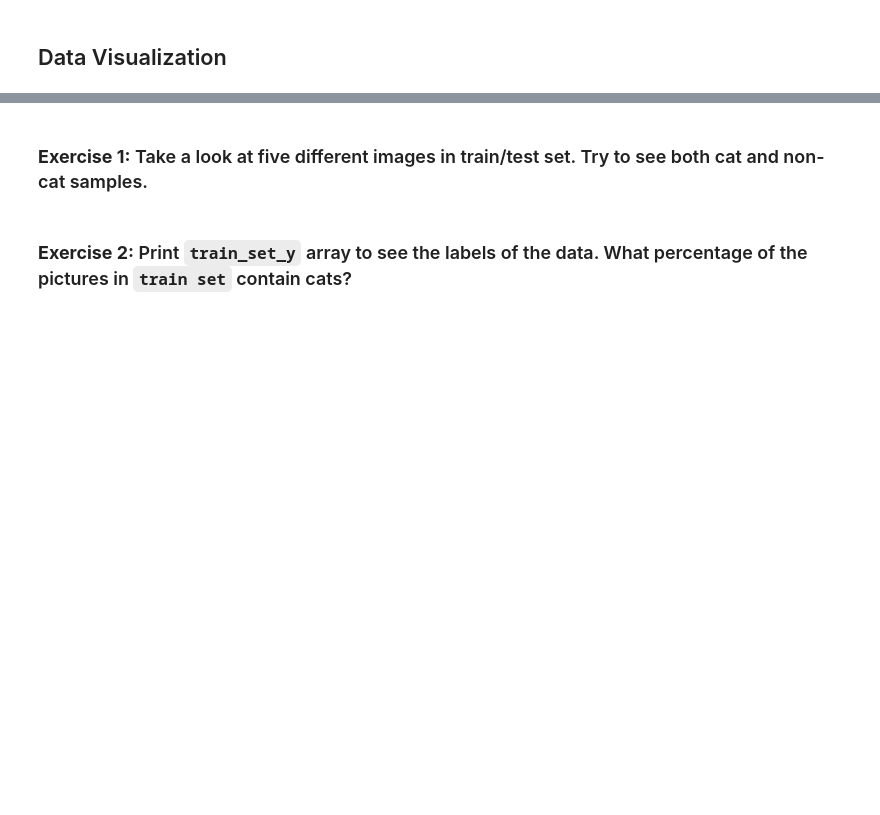
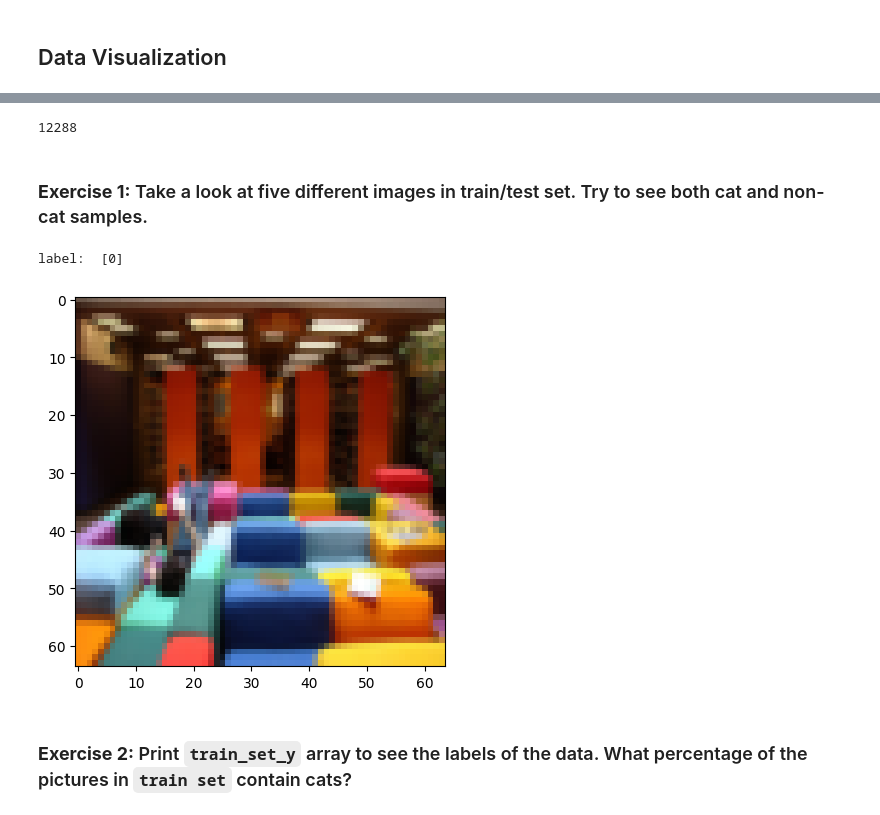
Before and after one commit to Qanntu/COMP3132Winter2025, a Jupyter notebook: LabWeek2/LabWeek2.ipynb, the cells around one changed output, grey strips where cells are left out. Saved outputs shown, nothing was run; the diff lists cells and outputs as text; code cells hidden in the pictures; blank space fills up the shorter version.

```diff
--- a/LabWeek2/LabWeek2.ipynb
+++ b/LabWeek2/LabWeek2.ipynb
@@ -79,2 +99,6 @@ label:  [1]
+# %%
+64*64*3
+# %% [output]
+12288
 # %% [markdown]
 ### **Exercise 1:** Take a look at five different images in train/test set. Try to see both cat and non-cat samples.
@@ -83,2 +105,12 @@ label:  [1]
+# %%
+#your code here
+
+index = np.random.randint(80)   # select a number between 0 and 208
+#index = np.random.randint(0, 200)  # you can also generate a random number and see the different imagge each time
+plt.imshow(train_set_x_orig[index])
+print("label: ", train_set_y[:, index])
+# %% [output]
+label:  [0]
+[figure, added]
 # %% [markdown]
 ### **Exercise 2:** Print `train_set_y` array to see the labels of the data. What percentage of the pictures in `train set` contain cats?
```
Also changed, not shown: parts of 15 cells of this notebook.
